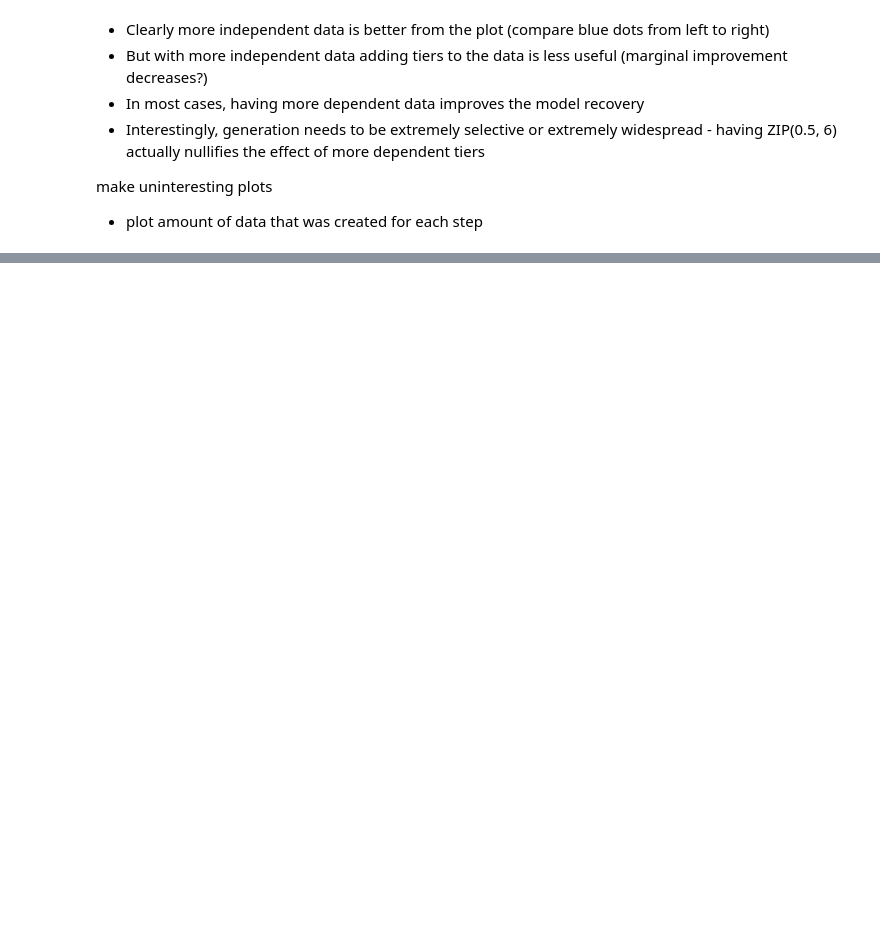
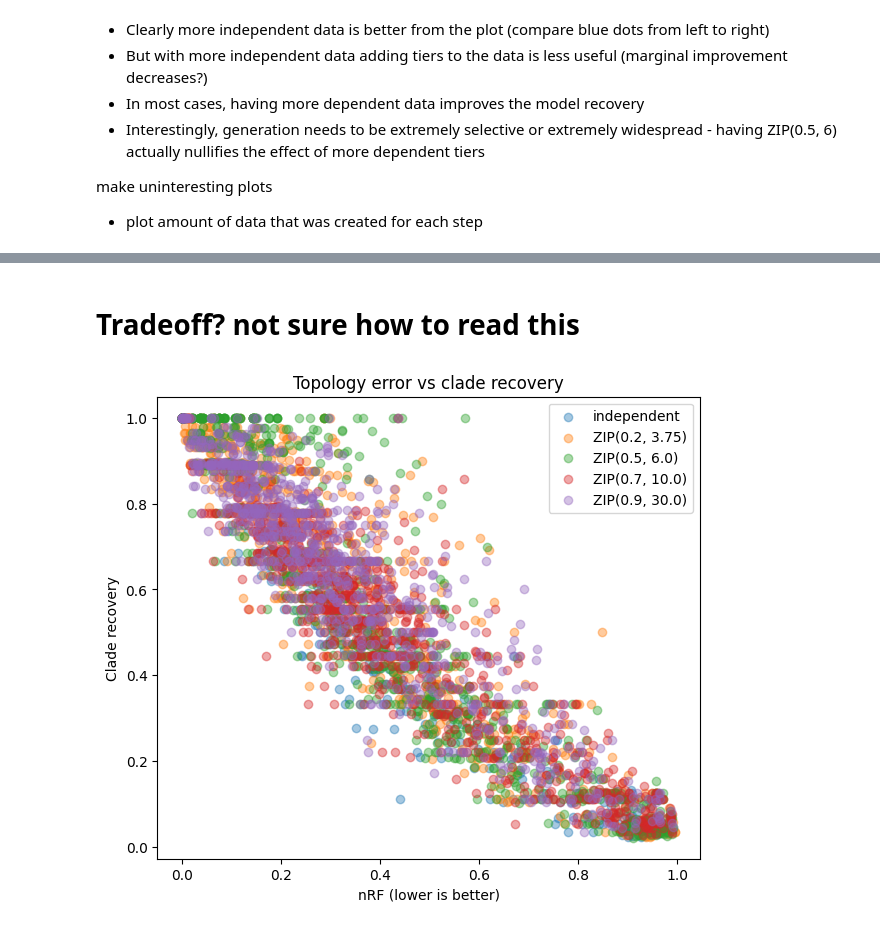
Before and after one commit to jaamestaay/M4R, a Jupyter notebook: data/results_processing.ipynb, the cells around one changed output, grey strips where cells are left out. Saved outputs shown, nothing was run; the diff lists cells and outputs as text; code cells hidden in the pictures; blank space fills up the shorter version.

```diff
--- a/data/results_processing.ipynb
+++ b/data/results_processing.ipynb
@@ -120,0 +250,22 @@ Name: priorESS, Length: 4160, dtype: float64
+# %% [markdown]
+# Tradeoff? not sure how to read this
+# %%
+plt.figure(figsize=(7,6))
+
+for m in df["ZIP"].unique():
+    d = df[df["ZIP"] == m]
+
+    plt.scatter(
+        d["meanNRF"],
+        d["HighSupportCladesProp"],
+        alpha=0.4,
+        label=m
+    )
+
+plt.xlabel("nRF (lower is better)")
+plt.ylabel("Clade recovery")
+plt.title("Topology error vs clade recovery")
+plt.legend()
+plt.show()
+# %% [output]
+[figure, added]
```
Also changed, not shown: parts of 12 cells of this notebook, 4 other files.
